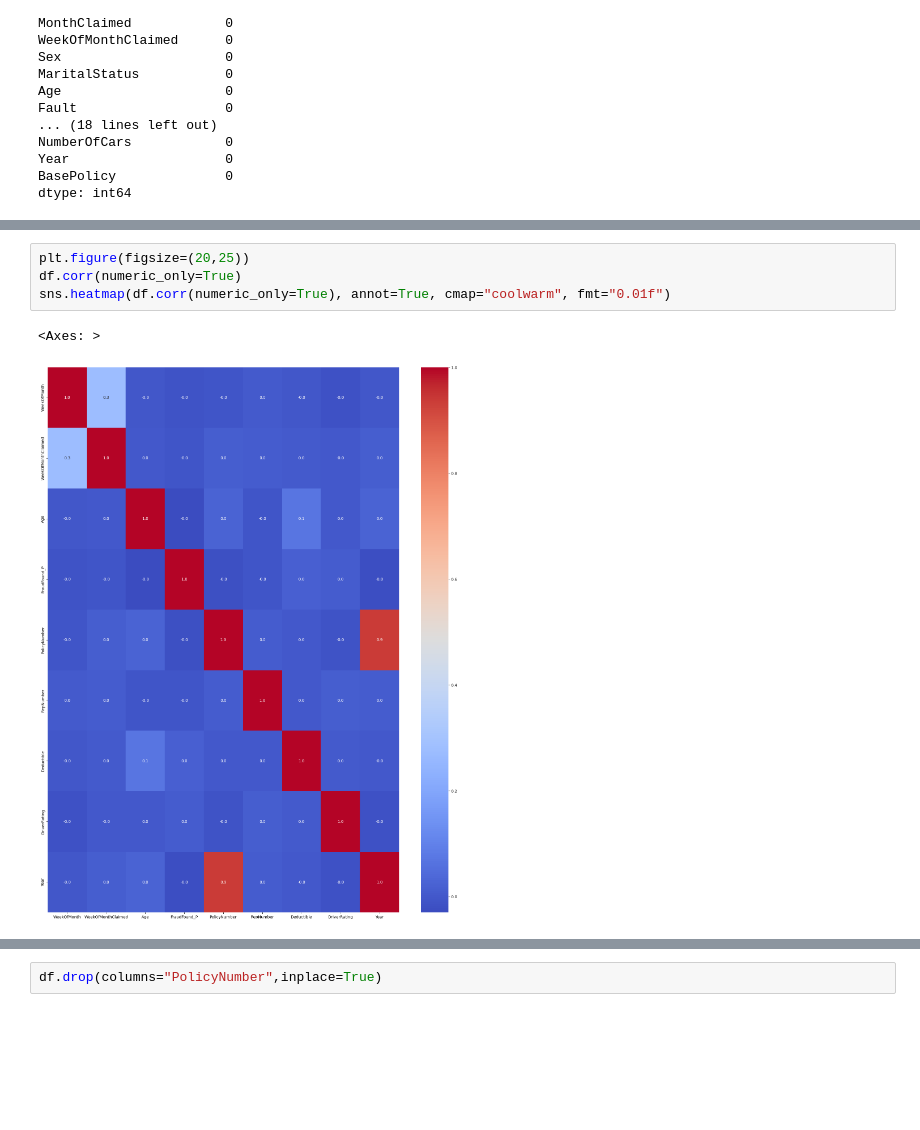
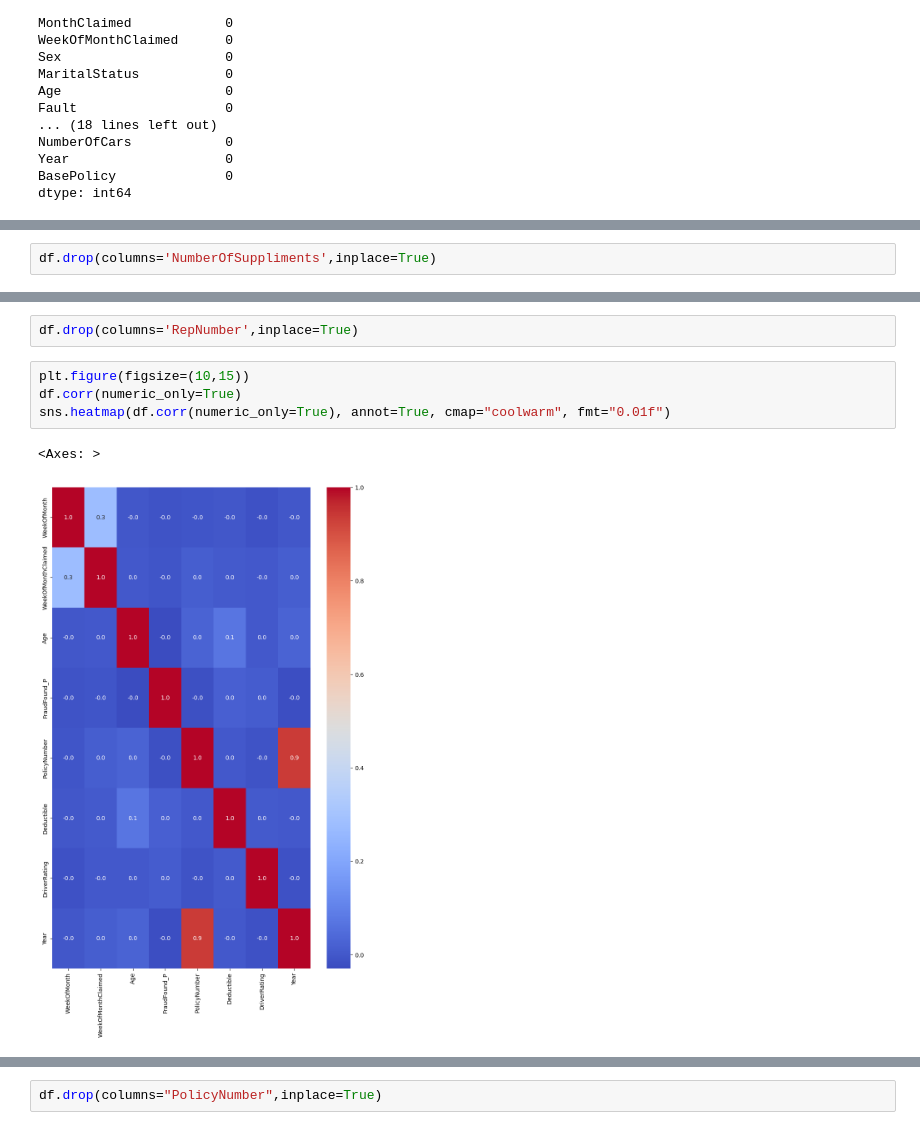
Before and after one commit to synaan/vehicle-claim-insurance, a Jupyter notebook: froud_oracle.ipynb, the cells around one changed output, grey strips where cells are left out. Drawn from its saved outputs; the diff is of its cells as text; blank space fills up the shorter version.

```diff
--- a/froud_oracle.ipynb
+++ b/froud_oracle.ipynb
@@ -398,0 +514,2 @@ dtype: int64
+# %%
+df.drop(columns='NumberOfSuppliments',inplace=True)
@@ -399,7 +544,9 @@ dtype: int64
+# %%
+df.drop(columns='RepNumber',inplace=True)
 # %%
-plt.figure(figsize=(20,25))
+plt.figure(figsize=(10,15))
 df.corr(numeric_only=True)
 sns.heatmap(df.corr(numeric_only=True), annot=True, cmap="coolwarm", fmt="0.01f")
 # %% [output]
 <Axes: >
-[figure, old version]
+[figure, new version]
```
Also changed, not shown: parts of 79 cells of this notebook.
